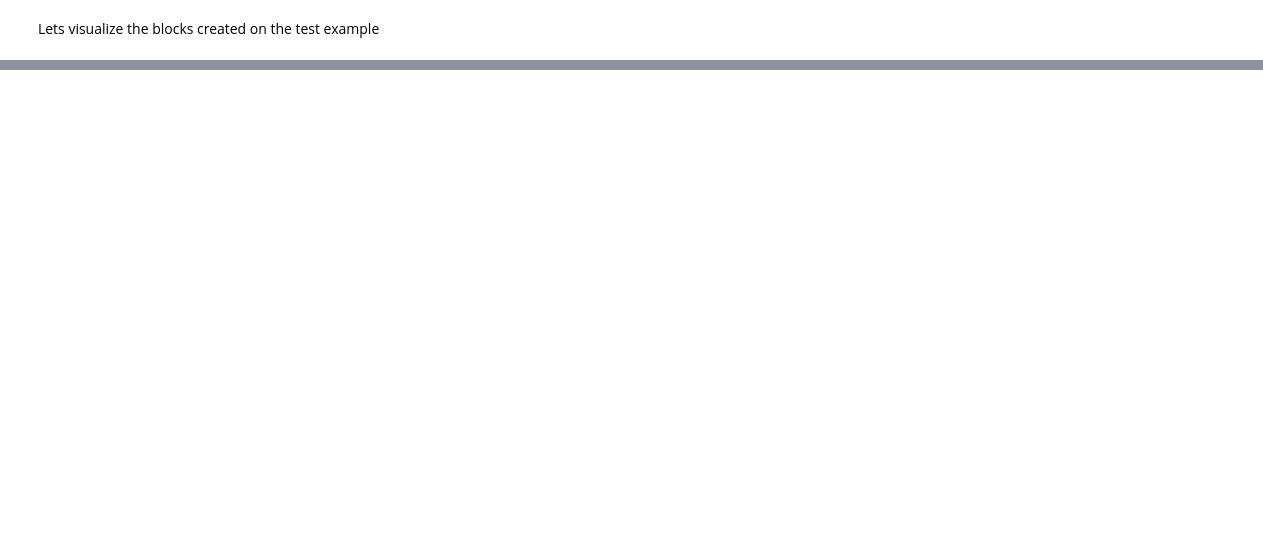
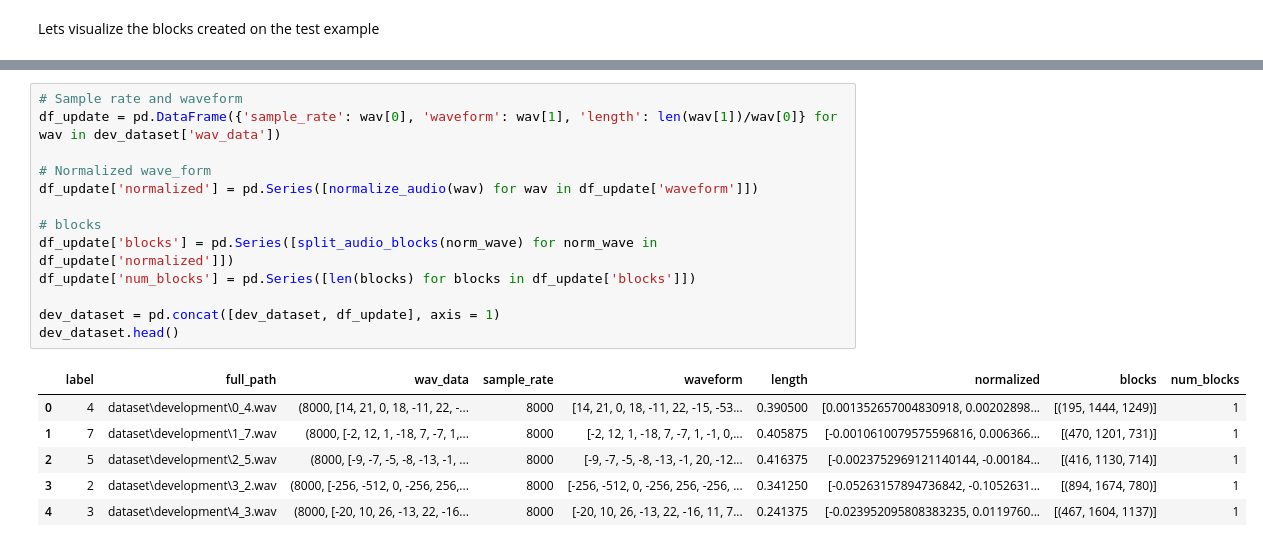
Before and after one commit to Ciovino/lab7-dsl, a Jupyter notebook: 07Lab_analysis.ipynb, the cells around one changed output, grey strips where cells are left out. Cells and saved outputs as stored; diff of their text form; blank space fills up the shorter version.

```diff
--- a/07Lab_analysis.ipynb
+++ b/07Lab_analysis.ipynb
@@ -292,0 +323,20 @@ plt.show()
+# %%
+# Sample rate and waveform
+df_update = pd.DataFrame({'sample_rate': wav[0], 'waveform': wav[1], 'length': len(wav[1])/wav[0]} for wav in dev_dataset['wav_data'])
+
+# Normalized wave_form
+df_update['normalized'] = pd.Series([normalize_audio(wav) for wav in df_update['waveform']])
+
+# blocks
+df_update['blocks'] = pd.Series([split_audio_blocks(norm_wave) for norm_wave in df_update['normalized']])
+df_update['num_blocks'] = pd.Series([len(blocks) for blocks in df_update['blocks']])
+
+dev_dataset = pd.concat([dev_dataset, df_update], axis = 1)
+dev_dataset.head()
+# %% [output]
+|  | label | full_path | wav_data | sample_rate | waveform | length | normalized | blocks | num_blocks |
+| 0 | 4 | dataset\development\0_4.wav | (8000, [14, 21, 0, 18, -11, 22, -... | 8000 | [14, 21, 0, 18, -11, 22, -15, -53... | 0.390500 | [0.001352657004830918, 0.00202898... | [(195, 1444, 1249)] | 1 |
+| 1 | 7 | dataset\development\1_7.wav | (8000, [-2, 12, 1, -18, 7, -7, 1,... | 8000 | [-2, 12, 1, -18, 7, -7, 1, -1, 0,... | 0.405875 | [-0.0010610079575596816, 0.006366... | [(470, 1201, 731)] | 1 |
+| 2 | 5 | dataset\development\2_5.wav | (8000, [-9, -7, -5, -8, -13, -1, ... | 8000 | [-9, -7, -5, -8, -13, -1, 20, -12... | 0.416375 | [-0.0023752969121140144, -0.00184... | [(416, 1130, 714)] | 1 |
+| 3 | 2 | dataset\development\3_2.wav | (8000, [-256, -512, 0, -256, 256,... | 8000 | [-256, -512, 0, -256, 256, -256, ... | 0.341250 | [-0.05263157894736842, -0.1052631... | [(894, 1674, 780)] | 1 |
+| 4 | 3 | dataset\development\4_3.wav | (8000, [-20, 10, 26, -13, 22, -16... | 8000 | [-20, 10, 26, -13, 22, -16, 11, 7... | 0.241375 | [-0.023952095808383235, 0.0119760... | [(467, 1604, 1137)] | 1 |
```
Also changed, not shown: parts of 11 cells of this notebook.
